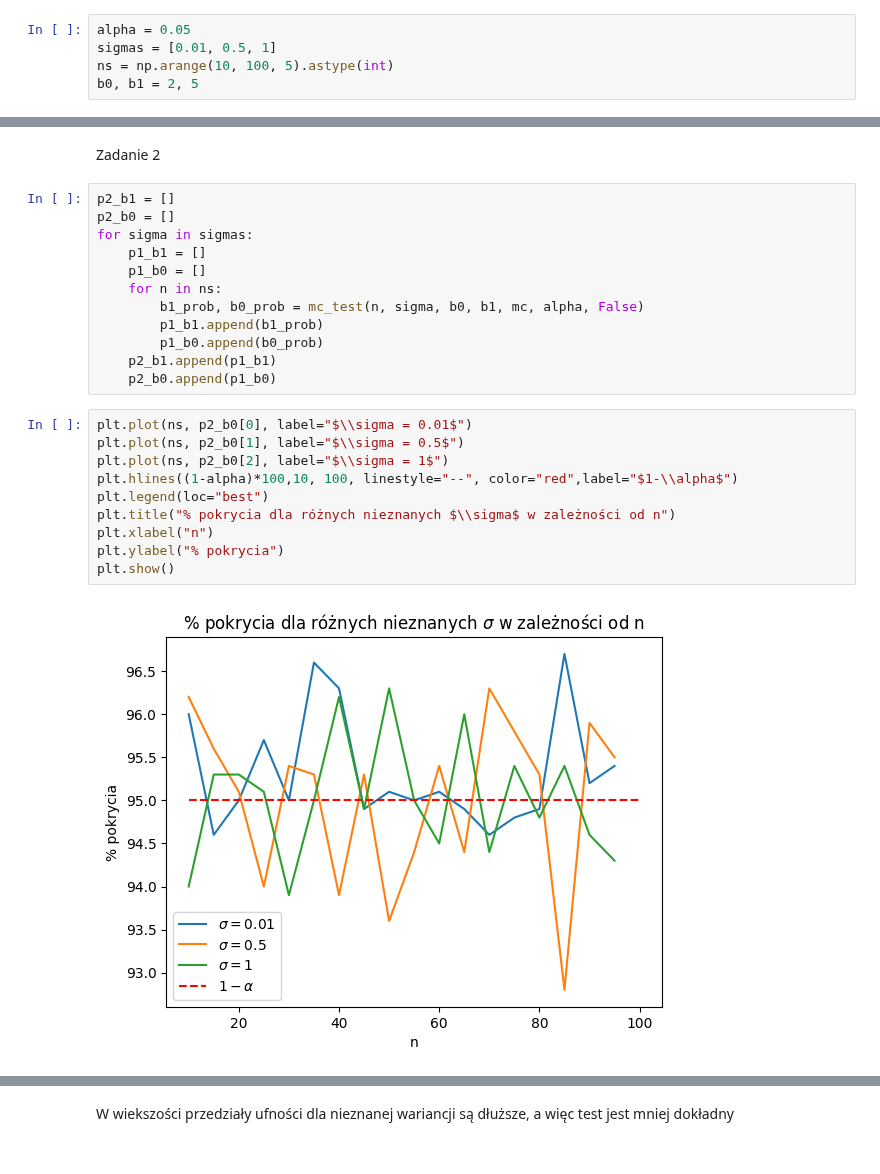
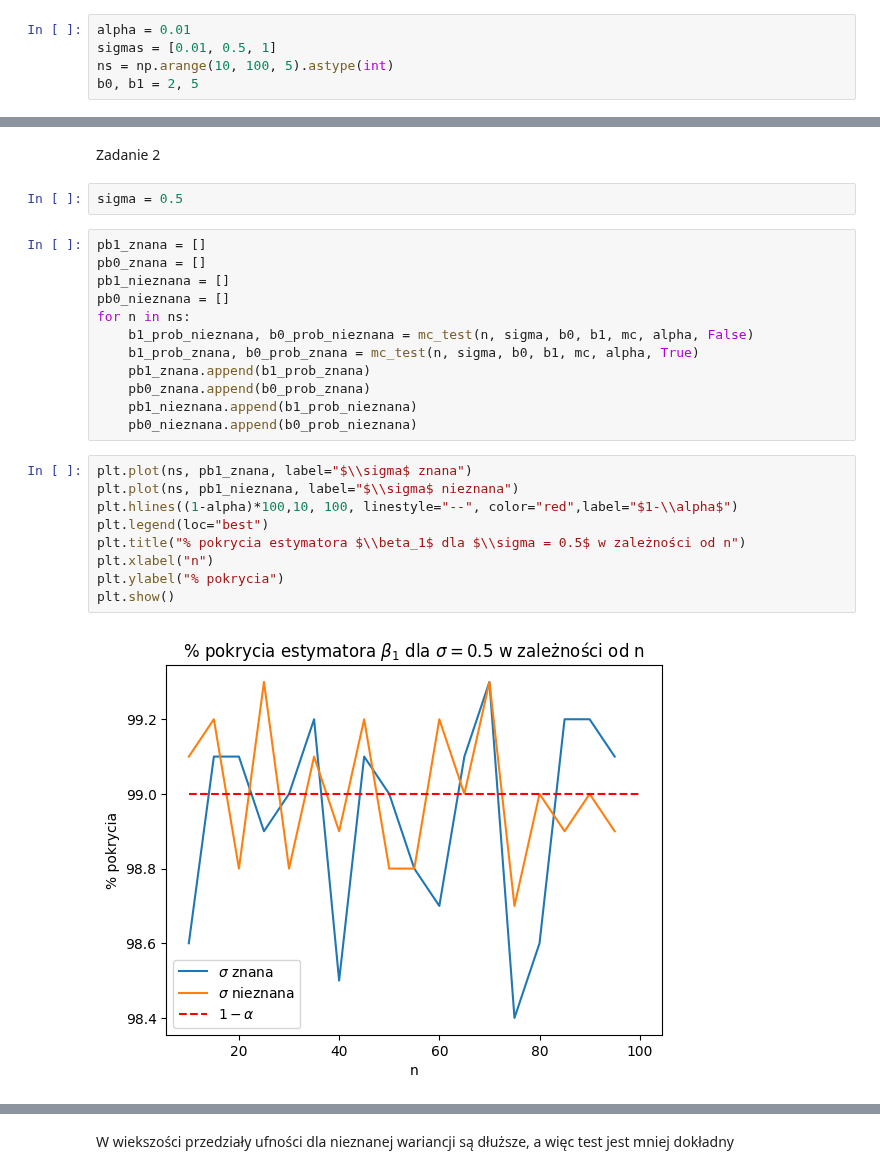
Before and after one commit to rafglo/Computer-Analysis-of-Time-Series, a Jupyter notebook: lista3.ipynb, the cells around one changed output, grey strips where cells are left out. Saved outputs shown, nothing was run; the diff lists cells and outputs as text.

```diff
--- a/lista3.ipynb
+++ b/lista3.ipynb
@@ -6,7 +6,7 @@ import matplotlib.pyplot as plt
 import scipy.stats as stats
 import random
 # %%
-alpha = 0.05
+alpha = 0.01
 sigmas = [0.01, 0.5, 1]
 ns = np.arange(10, 100, 5).astype(int)
 b0, b1 = 2, 5
@@ -86,26 +98,27 @@ plt.show()
 # %% [markdown]
 Zadanie 2
-# %%
-p2_b1 = []
-p2_b0 = []
-for sigma in sigmas:
-    p1_b1 = []
-    p1_b0 = []
-    for n in ns:
-        b1_prob, b0_prob = mc_test(n, sigma, b0, b1, mc, alpha, False)
-        p1_b1.append(b1_prob)
-        p1_b0.append(b0_prob)
-    p2_b1.append(p1_b1)
-    p2_b0.append(p1_b0)
+# %%
+sigma = 0.5
+# %%
+pb1_znana = []
+pb0_znana = []
+pb1_nieznana = []
+pb0_nieznana = []
+for n in ns:
+    b1_prob_nieznana, b0_prob_nieznana = mc_test(n, sigma, b0, b1, mc, alpha, False)
+    b1_prob_znana, b0_prob_znana = mc_test(n, sigma, b0, b1, mc, alpha, True)
+    pb1_znana.append(b1_prob_znana)
+    pb0_znana.append(b0_prob_znana)
+    pb1_nieznana.append(b1_prob_nieznana)
+    pb0_nieznana.append(b0_prob_nieznana)
 # %%
-plt.plot(ns, p2_b0[0], label="$\\sigma = 0.01$")
-plt.plot(ns, p2_b0[1], label="$\\sigma = 0.5$")
-plt.plot(ns, p2_b0[2], label="$\\sigma = 1$")
+plt.plot(ns, pb1_znana, label="$\\sigma$ znana")
+plt.plot(ns, pb1_nieznana, label="$\\sigma$ nieznana")
 plt.hlines((1-alpha)*100,10, 100, linestyle="--", color="red",label="$1-\\alpha$")
 plt.legend(loc="best")
-plt.title("% pokrycia dla różnych nieznanych $\\sigma$ w zależności od n")
+plt.title("% pokrycia estymatora $\\beta_1$ dla $\\sigma = 0.5$ w zależności od n")
 plt.xlabel("n")
 plt.ylabel("% pokrycia")
 plt.show()
 # %% [output]
-[figure, old version]
+[figure, new version]
```
Also changed, not shown: parts of 6 cells of this notebook.
